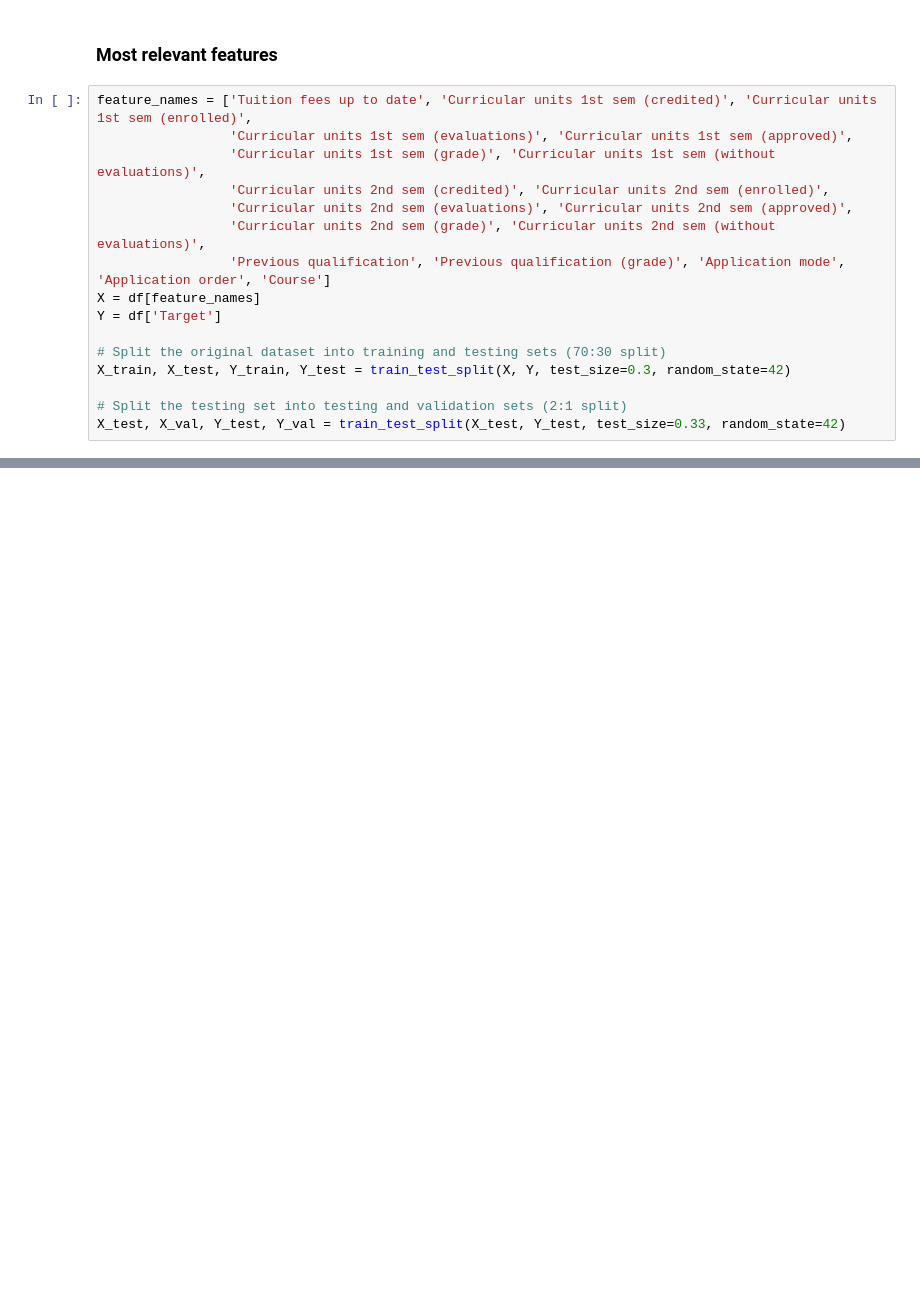
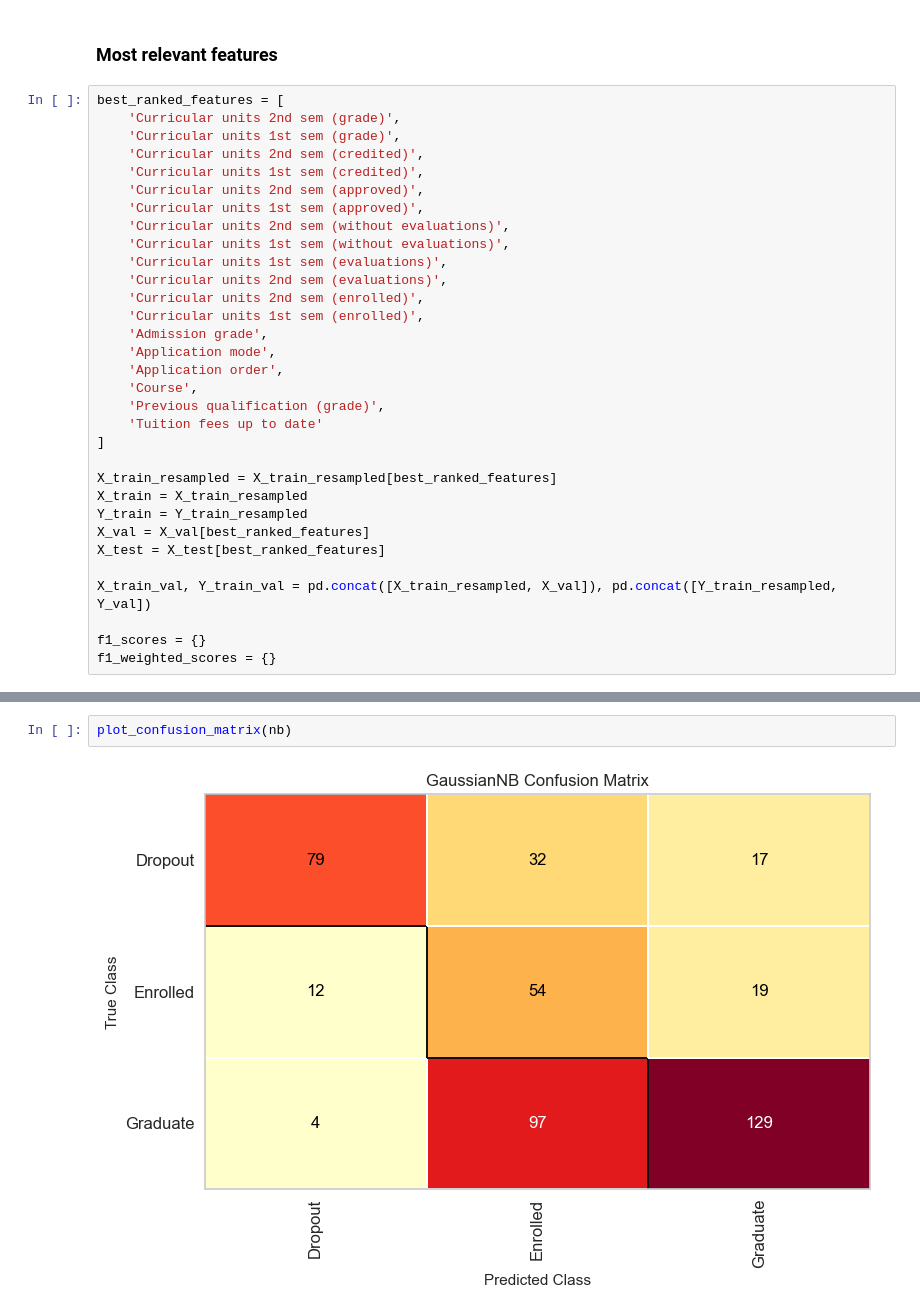
Before and after one commit to marijakljestan/predict-dropout-or-academic-success, a Jupyter notebook: Models.ipynb, the cells around one changed output, grey strips where cells are left out. Saved outputs shown, nothing was run; the diff lists cells and outputs as text; blank space fills up the shorter version.

```diff
--- a/Models.ipynb
+++ b/Models.ipynb
@@ -71,18 +114,34 @@ g = visualizer.poof()
 # %% [markdown]
 ### Most relevant features
 # %%
-feature_names = ['Tuition fees up to date', 'Curricular units 1st sem (credited)', 'Curricular units 1st sem (enrolled)',
-                 'Curricular units 1st sem (evaluations)', 'Curricular units 1st sem (approved)',
-                 'Curricular units 1st sem (grade)', 'Curricular units 1st sem (without evaluations)',
-                 'Curricular units 2nd sem (credited)', 'Curricular units 2nd sem (enrolled)',
-                 'Curricular units 2nd sem (evaluations)', 'Curricular units 2nd sem (approved)',
-                 'Curricular units 2nd sem (grade)', 'Curricular units 2nd sem (without evaluations)',
-                 'Previous qualification', 'Previous qualification (grade)', 'Application mode', 'Application order', 'Course']
-X = df[feature_names]
-Y = df['Target']
+best_ranked_features = [
+    'Curricular units 2nd sem (grade)',
+    'Curricular units 1st sem (grade)',
+    'Curricular units 2nd sem (credited)',
+    'Curricular units 1st sem (credited)',
+    'Curricular units 2nd sem (approved)',
+    'Curricular units 1st sem (approved)',
+    'Curricular units 2nd sem (without evaluations)',
+    'Curricular units 1st sem (without evaluations)',
+    'Curricular units 1st sem (evaluations)',
+    'Curricular units 2nd sem (evaluations)',
+    'Curricular units 2nd sem (enrolled)',
+    'Curricular units 1st sem (enrolled)',
+    'Admission grade',
+    'Application mode',
+    'Application order',
+    'Course',
+    'Previous qualification (grade)',
+    'Tuition fees up to date'
+]
 
-# Split the original dataset into training and testing sets (70:30 split)
-X_train, X_test, Y_train, Y_test = train_test_split(X, Y, test_size=0.3, random_state=42)
+X_train_resampled = X_train_resampled[best_ranked_features]
+X_train = X_train_resampled
+Y_train = Y_train_resampled
+X_val = X_val[best_ranked_features]
+X_test = X_test[best_ranked_features]
 
-# Split the testing set into testing and validation sets (2:1 split)
-X_test, X_val, Y_test, Y_val = train_test_split(X_test, Y_test, test_size=0.33, random_state=42)
+X_train_val, Y_train_val = pd.concat([X_train_resampled, X_val]), pd.concat([Y_train_resampled, Y_val])
+
+f1_scores = {}
+f1_weighted_scores = {}
@@ -120,0 +191,4 @@ g = visualizer.poof()
+# %%
+plot_confusion_matrix(nb)
+# %% [output]
+[figure, added]
```
Also changed, not shown: parts of 60 cells of this notebook, 8 other files.
